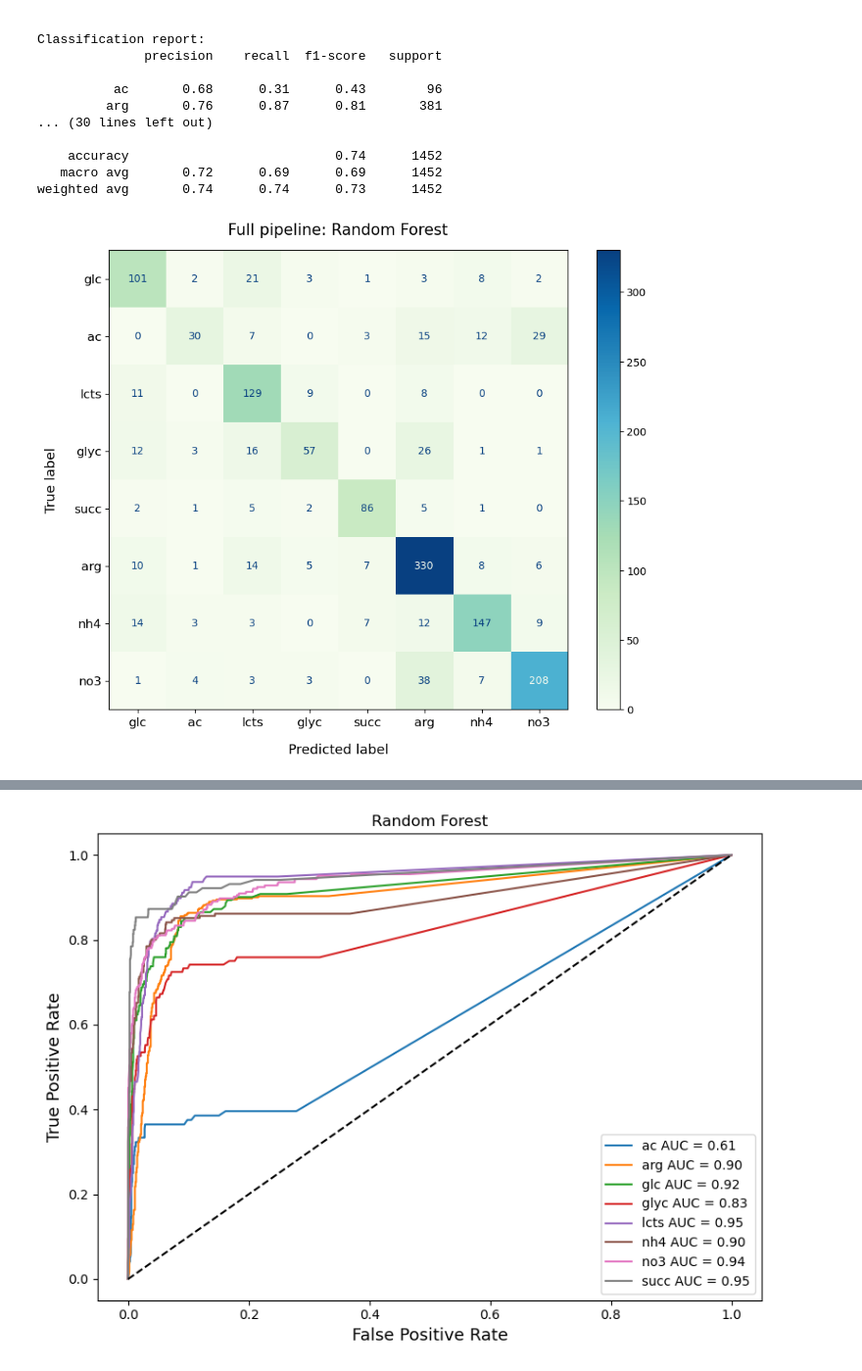
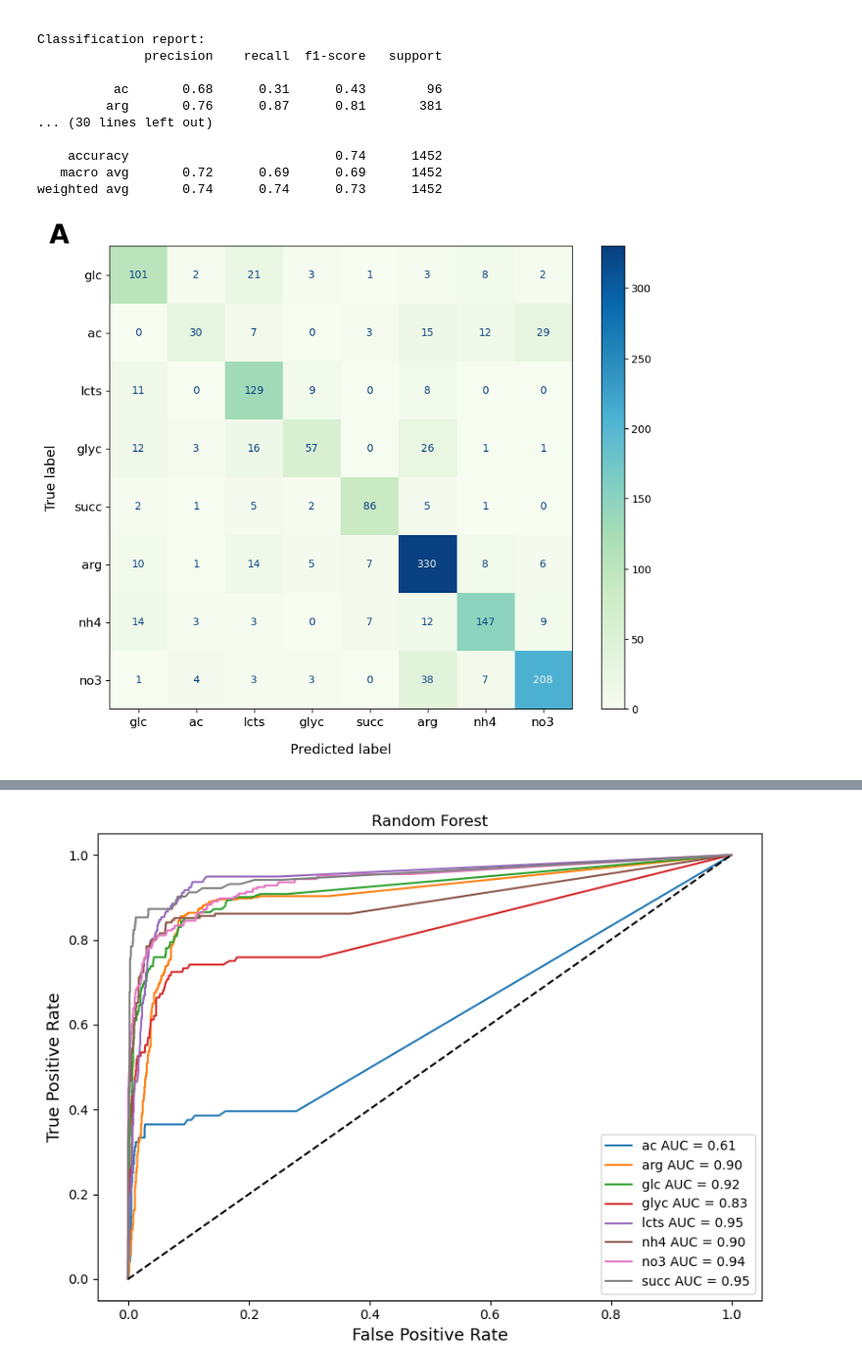
Before and after one commit to celasa/biomass_thesis, a Jupyter notebook: notebooks/05_tuning.ipynb, the cells around one changed output, grey strips where cells are left out. Shown at 98% size. Drawn from its saved outputs; the diff is of its cells as text; code cells hidden in the pictures.

```diff
--- a/notebooks/05_tuning.ipynb
+++ b/notebooks/05_tuning.ipynb
@@ -893,19 +872,20 @@ weighted avg       0.74      0.74      0.73      1452
 # %%
 env_order = ['glc', 'ac', 'lcts', 'glyc', 'succ', 'arg', 'nh4', 'no3']
 
 cm = confusion_matrix(y_test_source, rf_source_pred, labels=env_order)
 disp = ConfusionMatrixDisplay(cm, display_labels=env_order)
 
 fig, ax = plt.subplots(figsize=(10,8))
 disp.plot(cmap='GnBu', ax=ax)
-ax.set_title("Full pipeline: Random Forest", fontsize=15, pad=15)
+# ax.set_title("Full pipeline: Random Forest", fontsize=15, pad=15)
+ax.text(-0.13, 1.05, "A", transform=ax.transAxes, fontsize=25, fontweight="bold", va="top")
 ax.set_xlabel("Predicted label", fontsize=13, labelpad=15)
 ax.set_ylabel("True label", fontsize=13, labelpad=15)
 ax.tick_params(axis="y", labelsize=12)
 ax.tick_params(axis="x", labelsize=12)
 plt.show()
 # %% [output]
-[figure, old version]
+[figure, new version]
 # %%
 env_order = ['glc', 'ac', 'lcts', 'glyc', 'succ', 'arg', 'nh4', 'no3']
 
```
Also changed, not shown: parts of 19 cells of this notebook, 3 other files.
